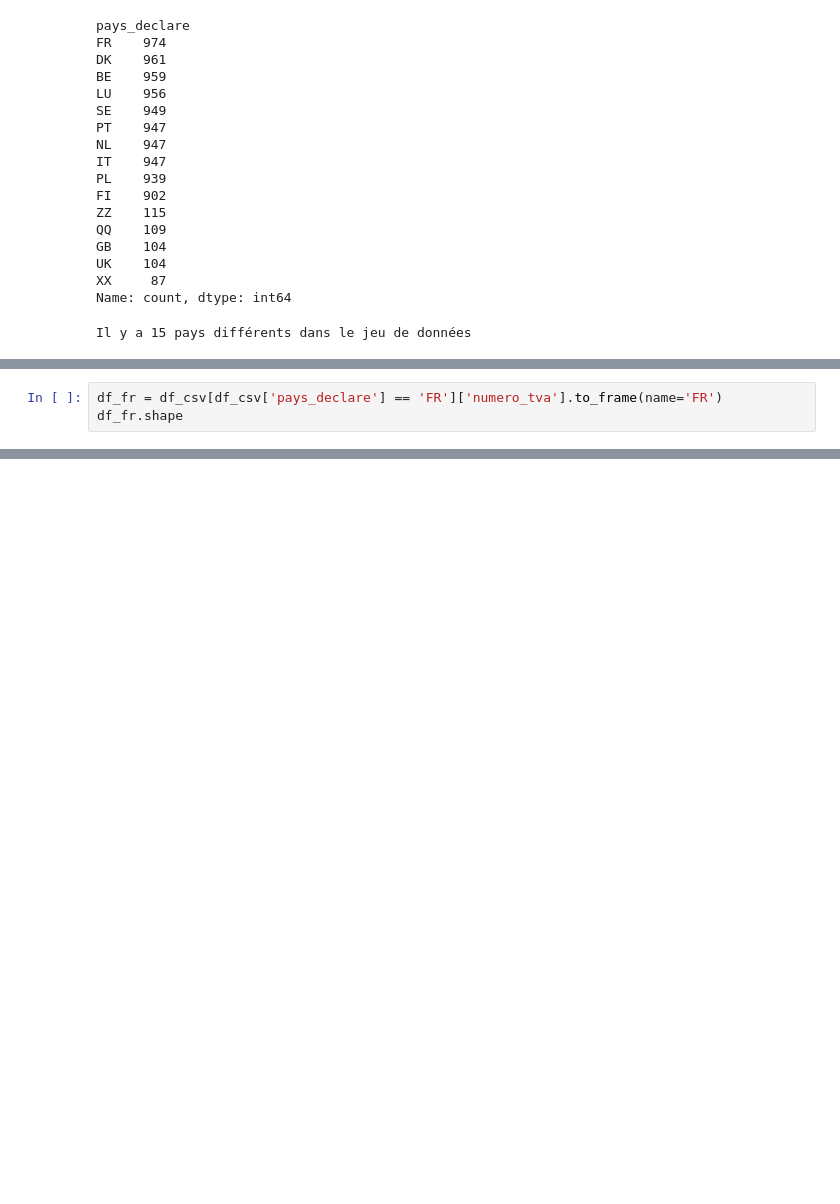
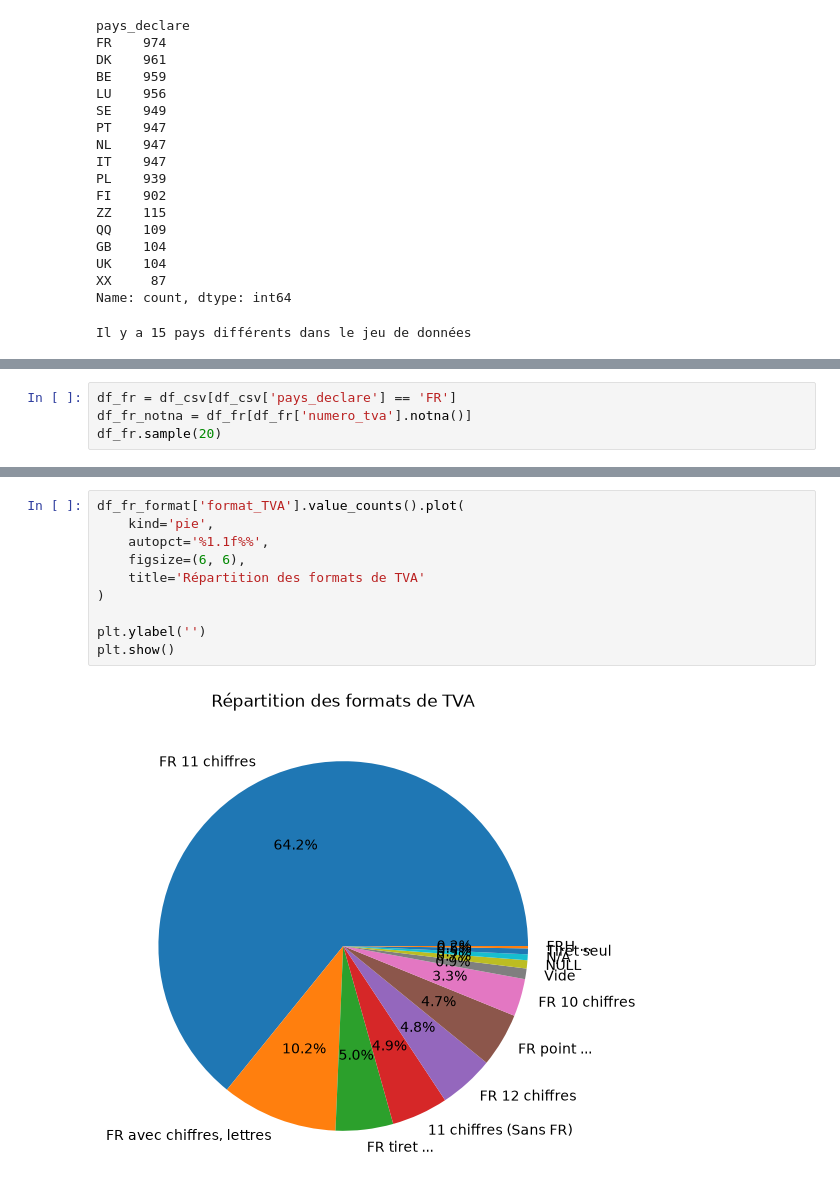
Before and after one commit to Franck-LF/TVA-Intracommunautaire, a Jupyter notebook: notebook/Exploration.ipynb, the cells around one changed output, grey strips where cells are left out. Drawn from its saved outputs; the diff is of its cells as text; blank space fills up the shorter version.

```diff
--- a/notebook/Exploration.ipynb
+++ b/notebook/Exploration.ipynb
@@ -214,4 +185,5 @@ Il y a 15 pays différents dans le jeu de données
 # %%
-df_fr = df_csv[df_csv['pays_declare'] == 'FR']['numero_tva'].to_frame(name='FR')
-df_fr.shape
+df_fr = df_csv[df_csv['pays_declare'] == 'FR']
+df_fr_notna = df_fr[df_fr['numero_tva'].notna()]
+df_fr.sample(20)
 # %% [output]
@@ -243,0 +302,12 @@ df_fr.head(100)
+# %%
+df_fr_format['format_TVA'].value_counts().plot(
+    kind='pie',
+    autopct='%1.1f%%',
+    figsize=(6, 6),
+    title='Répartition des formats de TVA'
+)
+
+plt.ylabel('')
+plt.show()
+# %% [output]
+[figure, added]
```
Also changed, not shown: parts of 32 cells of this notebook.
